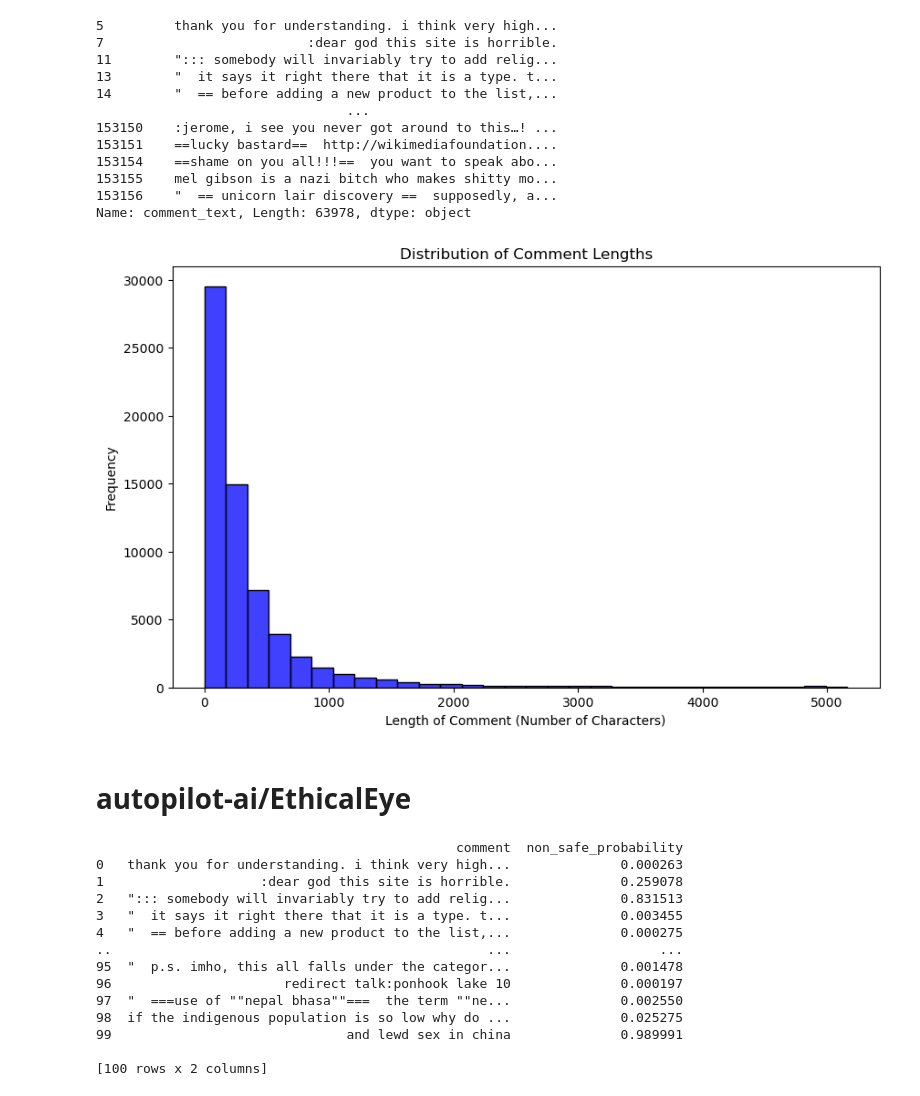
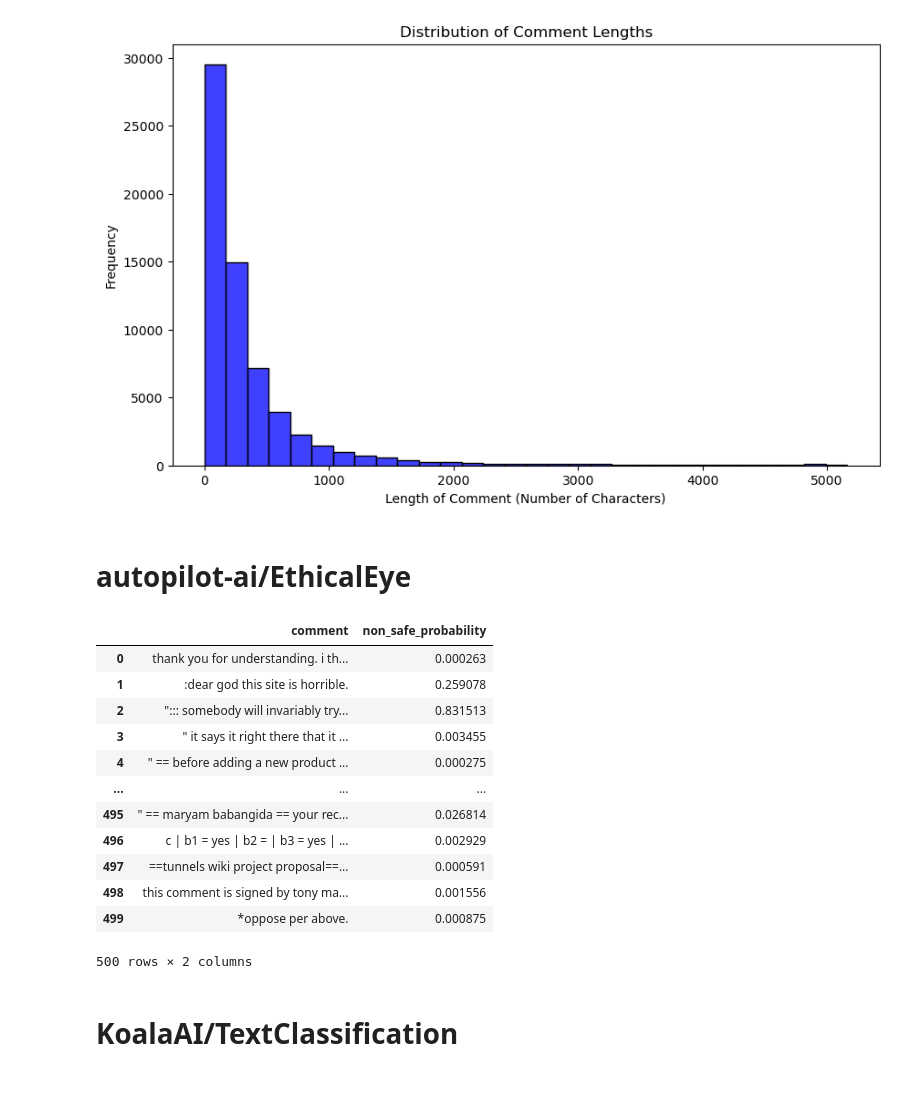
Before and after one commit to seyf4040/Master-Thesis, a Jupyter notebook: code/model_experiments/model_baselines.ipynb, the cells around one changed output. Cells and saved outputs as stored; diff of their text form; code cells hidden in the pictures.

```diff
--- a/code/model_experiments/model_baselines.ipynb
+++ b/code/model_experiments/model_baselines.ipynb
@@ -76,7 +50,7 @@ samples = samples.apply(lambda x: ''.join(c for c in x if c.isprintable()))
 # Lowercase and remove leading/trailing whitespaces
 samples = samples.apply(lambda x: x.lower().strip())
 
-print(samples)
+# print(samples)
 
 # Calculate the length of each string in the 'samples' list
 lengths = samples.apply(len)
@@ -91,16 +65,4 @@ plt.ylabel('Frequency')
 # Display the plot
 plt.show()
 # %% [output]
-5         thank you for understanding. i think very high...
-7                          :dear god this site is horrible.
-11        "::: somebody will invariably try to add relig...
-13        "  it says it right there that it is a type. t...
-14        "  == before adding a new product to the list,...
-                                ...
-153150    :jerome, i see you never got around to this…! ...
-153151    ==lucky bastard==  http://wikimediafoundation....
-153154    ==shame on you all!!!==  you want to speak abo...
-153155    mel gibson is a nazi bitch who makes shitty mo...
-153156    "  == unicorn lair discovery ==  supposedly, a...
-Name: comment_text, Length: 63978, dtype: object
 [figure]
@@ -114,65 +80,63 @@ tokenizer = AutoTokenizer.from_pretrained("autopilot-ai/EthicalEye")
 # %%
-# test set size is 63978, computation time too long on my computer
-test_set_size = 100
-
 # Define the non-safe labels you are interested in
-non_safe_labels = {"Un-Safe"}
+EthicalEye_non_safe_labels = {"Un-Safe"}
 
 # Maximum length of a tokens
 MAX_LENGTH = 200
 
 # List to store predictions for each comment
-predictions = []
+EthicalEye_predictions = []
 
 # Iterate over each comment in samples
 for comment in samples:
     # Tokenize the input
-    inputs = tokenizer(comment, return_tensors="pt", max_length=MAX_LENGTH, truncation=True)
+    inputs = EthicalEye_tokenizer(comment, return_tensors="pt", max_length=MAX_LENGTH, truncation=True)
 
     # Get model outputs
-    outputs = model(**inputs)
+    outputs = EthicalEye_model(**inputs)
 
     # Get the predicted logits
     logits = outputs.logits
 
     # Apply softmax to get probabilities (scores)
     probabilities = logits.softmax(dim=-1).squeeze()
 
     # Retrieve the labels
-    id2label = model.config.id2label
+    id2label = EthicalEye_model.config.id2label
     labels = [id2label[idx] for idx in range(len(probabilities))]
 
     # Initialize the maximum probability for non-safe labels
     max_non_safe_prob = 0.0
 
     # Find the highest probability of non-safe label(s)
     for label, probability in zip(labels, probabilities):
-        if label in non_safe_labels and probability.item() > max_non_safe_prob:
+        if label in EthicalEye_non_safe_labels and probability.item() > max_non_safe_prob:
             max_non_safe_prob = probability.item()
 
     # Store the comment and non-safe probability
-    predictions.append({"comment": comment, "non_safe_probability": max_non_safe_prob})
+    EthicalEye_predictions.append({"comment": comment, "non_safe_probability": max_non_safe_prob})
 
-    if len(predictions) == test_set_size:
+    if len(EthicalEye_predictions) == test_set_size:
         break
 
 # Convert predictions to a DataFrame (optional)
-predictions_df = pd.DataFrame(predictions)
+EthicalEye_predictions_df = pd.DataFrame(EthicalEye_predictions)
 
 # Print the DataFrame
-print(predictions_df)
+display(EthicalEye_predictions_df)
 # %% [output]
+|  | comment | non_safe_probability |
+| 0 | thank you for understanding. i th... | 0.000263 |
+| 1 | :dear god this site is horrible. | 0.259078 |
+| 2 | "::: somebody will invariably try... | 0.831513 |
+| 3 | " it says it right there that it ... | 0.003455 |
+| 4 | " == before adding a new product ... | 0.000275 |
+| ... | ... | ... |
+| 495 | " == maryam babangida == your rec... | 0.026814 |
+| 496 | c | b1 = yes | b2 = | b3 = yes | ... | 0.002929 |
+| 497 | ==tunnels wiki project proposal==... | 0.000591 |
+| 498 | this comment is signed by tony ma... | 0.001556 |
+| 499 | *oppose per above. | 0.000875 |
-                                              comment  non_safe_probability
-0   thank you for understanding. i think very high...              0.000263
-1                    :dear god this site is horrible.              0.259078
-2   "::: somebody will invariably try to add relig...              0.831513
-3   "  it says it right there that it is a type. t...              0.003455
-4   "  == before adding a new product to the list,...              0.000275
-..                                                ...                   ...
-95  "  p.s. imho, this all falls under the categor...              0.001478
-96                      redirect talk:ponhook lake 10              0.000197
-97  "  ===use of ""nepal bhasa""===  the term ""ne...              0.002550
-98  if the indigenous population is so low why do ...              0.025275
-99                              and lewd sex in china              0.989991
-
-[100 rows x 2 columns]
+500 rows × 2 columns
+# %% [markdown]
+# KoalaAI/TextClassification
```
Also changed, not shown: parts of 12 cells of this notebook, 1 other file.
